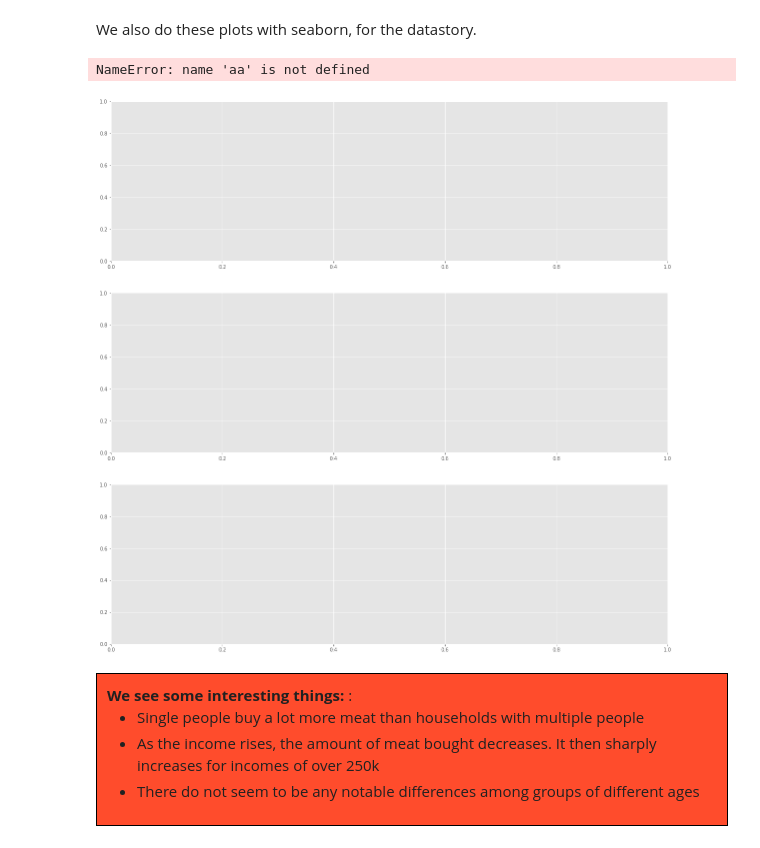
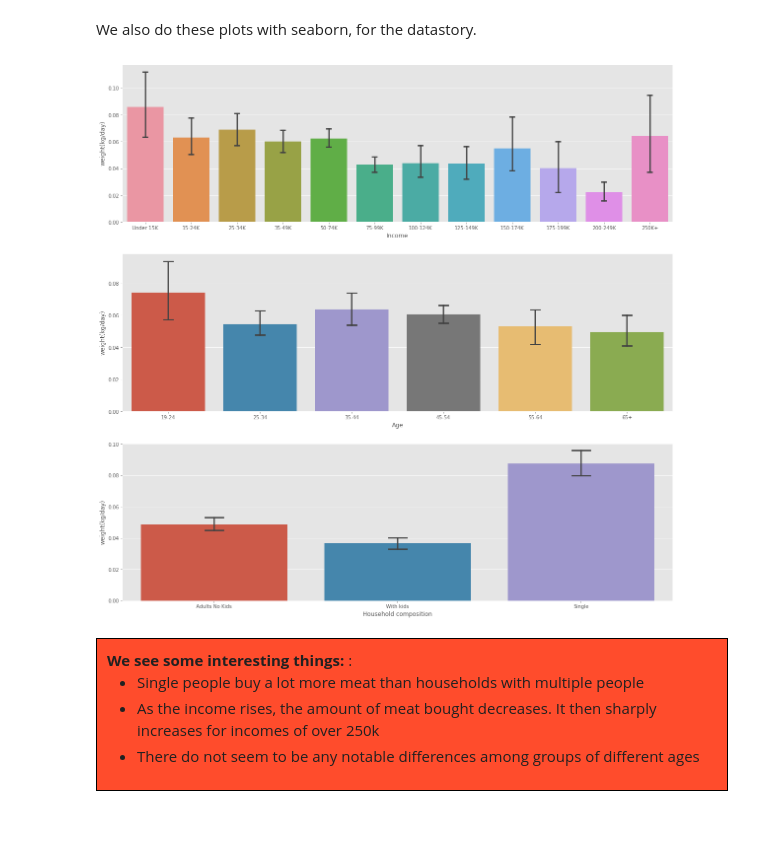
Before and after one commit to whateverforever/ada-2019-project, a Jupyter notebook: data_analysis.ipynb, the cells around one changed output. Drawn from its saved outputs; the diff is of its cells as text; code cells hidden in the pictures.

```diff
--- a/data_analysis.ipynb
+++ b/data_analysis.ipynb
@@ -1393,7 +1393,7 @@ fig, axes = plt.subplots(nrows=3)
 sns.barplot(
     x="income_desc",
     y="weight(kg/day)",
-    data=aa,
+    data=data_for_sns_plot,
     capsize=0.1,
     ci=95,
     order=salary_index,
@@ -1403,37 +1403,36 @@ axes[0].set_xlabel('Income')
 
 sns.barplot(
     x="age_desc",
     y="weight(kg/day)",
-    data=aa,
+    data=data_for_sns_plot,
     capsize=0.1,
     ci=95,
     ax=axes[1],
     order=[
         "19-24",
         "25-34",
         "35-44",
         "45-54",
         "55-64",
         "65+"
     ]
 )
 axes[1].set_xlabel('Age')
 
 sns.barplot(
     x="hh_comp_desc",
     y="weight(kg/day)",
-    data=aa,
+    data=data_for_sns_plot,
     capsize=0.1,
     ci=95,
     ax=axes[2],
 )
 axes[2].set_xlabel('Household composition')
 
 plt.show()
 plt.rcParams["figure.figsize"] = figsize_before
 # %% [output]
-NameError: name 'aa' is not defined
-[figure, old version]
+[figure, new version]
 # %% [markdown]
 <div style="border:1px solid black; padding:10px 10px; background-color: #FF4C2C;">
     <strong>We see some interesting things:</strong> :
```
